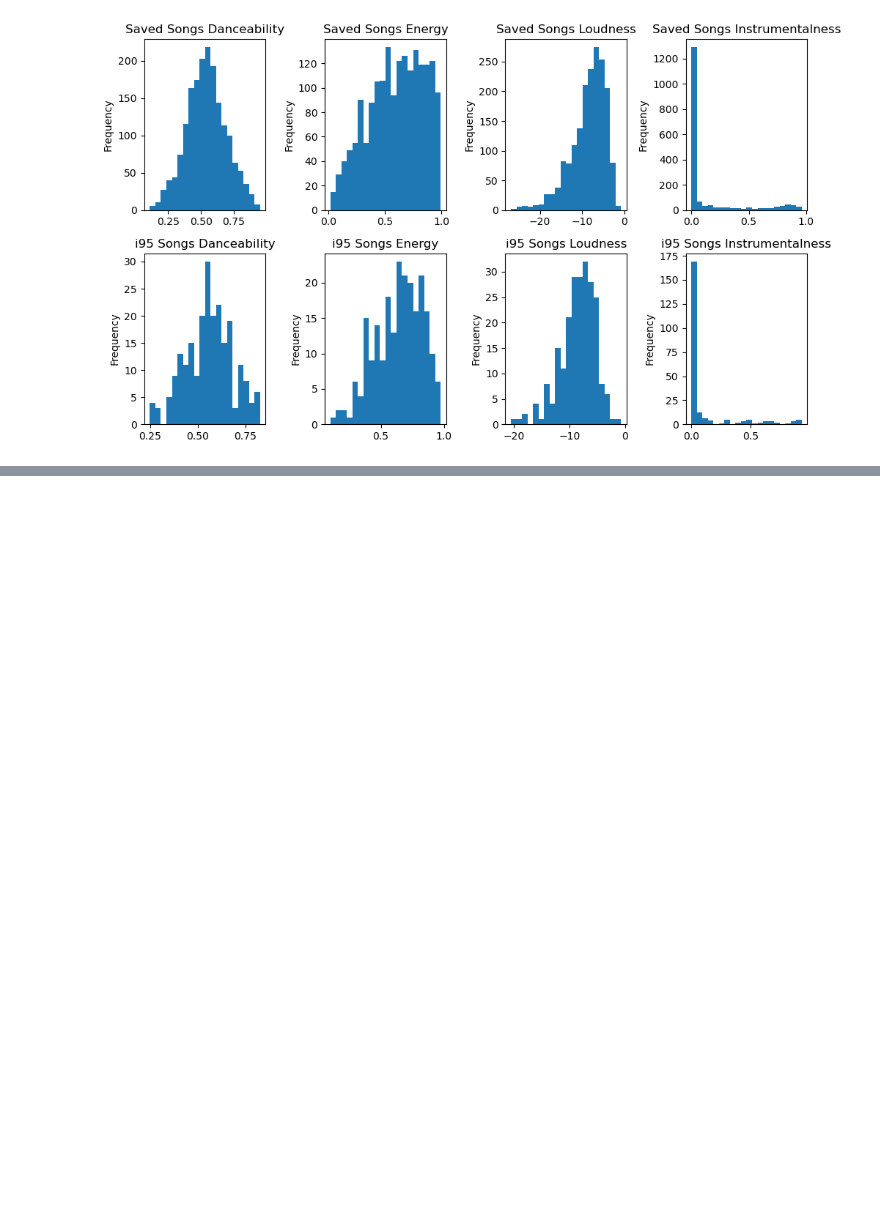
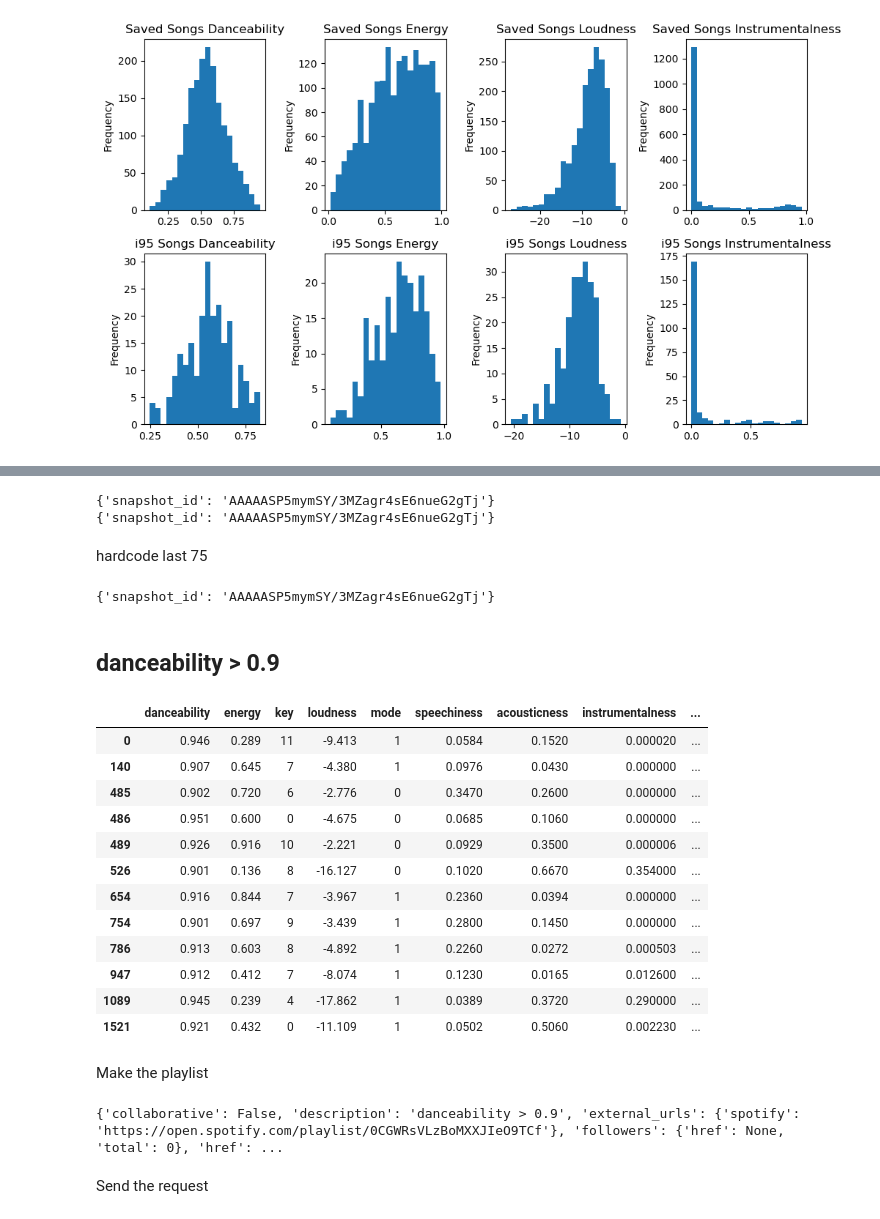
Before and after one commit to laurenlsun/spotify, a Jupyter notebook: github spotify version.ipynb, the cells around one changed output, grey strips where cells are left out. Cells and saved outputs as stored; diff of their text form; code cells hidden in the pictures; blank space fills up the shorter version.

```diff
--- a/github spotify version.ipynb
+++ b/github spotify version.ipynb
@@ -382,0 +438,42 @@ plt.tight_layout()
+# %%
+for i in range(2):
+    add_data = {
+        'uris': list(dance['uri'])[i*100:i*100+100]
+    }
+    r=requests.post(track_url, data=json.dumps(add_data), headers=headers)
+    print(r.json())
+# %% [output]
+{'snapshot_id': 'AAAAASP5mymSY/3MZagr4sE6nueG2gTj'}
+{'snapshot_id': 'AAAAASP5mymSY/3MZagr4sE6nueG2gTj'}
+# %% [markdown]
+hardcode last 75
+# %%
+add_data = {
+        'uris': list(dance['uri'])[200:]
+    }
+r=requests.post(track_url, data=json.dumps(add_data), headers=headers)
+print(r.json())
+# %% [output]
+{'snapshot_id': 'AAAAASP5mymSY/3MZagr4sE6nueG2gTj'}
+# %% [markdown]
+## danceability > 0.9
+# %%
+superdance = saved_af[saved_af['danceability'] > .9]
+# %%
+superdance
+# %% [output]
+|  | danceability | energy | key | loudness | mode | speechiness | acousticness | instrumentalness | ... |
+| 0 | 0.946 | 0.289 | 11 | -9.413 | 1 | 0.0584 | 0.1520 | 0.000020 | ... |
+| 140 | 0.907 | 0.645 | 7 | -4.380 | 1 | 0.0976 | 0.0430 | 0.000000 | ... |
+| 485 | 0.902 | 0.720 | 6 | -2.776 | 0 | 0.3470 | 0.2600 | 0.000000 | ... |
+| 486 | 0.951 | 0.600 | 0 | -4.675 | 0 | 0.0685 | 0.1060 | 0.000000 | ... |
+| 489 | 0.926 | 0.916 | 10 | -2.221 | 0 | 0.0929 | 0.3500 | 0.000006 | ... |
+| 526 | 0.901 | 0.136 | 8 | -16.127 | 0 | 0.1020 | 0.6670 | 0.354000 | ... |
+| 654 | 0.916 | 0.844 | 7 | -3.967 | 1 | 0.2360 | 0.0394 | 0.000000 | ... |
+| 754 | 0.901 | 0.697 | 9 | -3.439 | 1 | 0.2800 | 0.1450 | 0.000000 | ... |
+| 786 | 0.913 | 0.603 | 8 | -4.892 | 1 | 0.2260 | 0.0272 | 0.000503 | ... |
+| 947 | 0.912 | 0.412 | 7 | -8.074 | 1 | 0.1230 | 0.0165 | 0.012600 | ... |
+| 1089 | 0.945 | 0.239 | 4 | -17.862 | 1 | 0.0389 | 0.3720 | 0.290000 | ... |
+| 1521 | 0.921 | 0.432 | 0 | -11.109 | 1 | 0.0502 | 0.5060 | 0.002230 | ... |
+# %% [markdown]
+Make the playlist
@@ -382,0 +493,8 @@ plt.tight_layout()
+# %%
+r = requests.post(playlist_url, data=json.dumps(token_data), headers=token_headers)
+print(r.json())
+playlist_create_response = r.json()
+# %% [output]
+{'collaborative': False, 'description': 'danceability > 0.9', 'external_urls': {'spotify': 'https://open.spotify.com/playlist/0CGWRsVLzBoMXXJIeO9TCf'}, 'followers': {'href': None, 'total': 0}, 'href': ...
+# %% [markdown]
+Send the request
```
Also changed, not shown: parts of 90 cells of this notebook.
